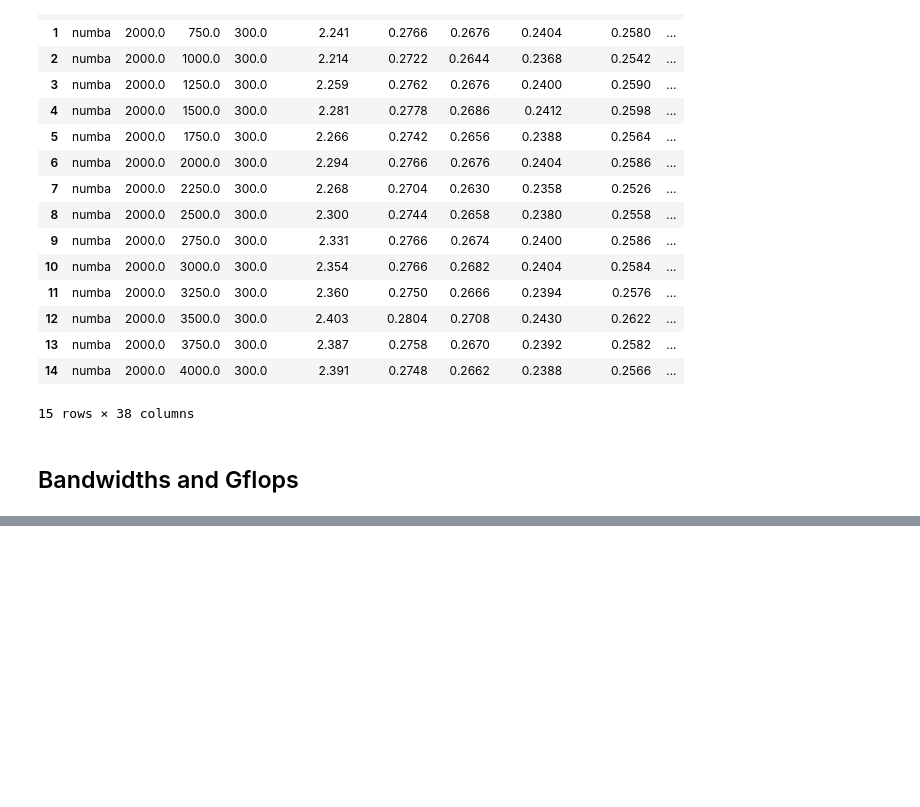
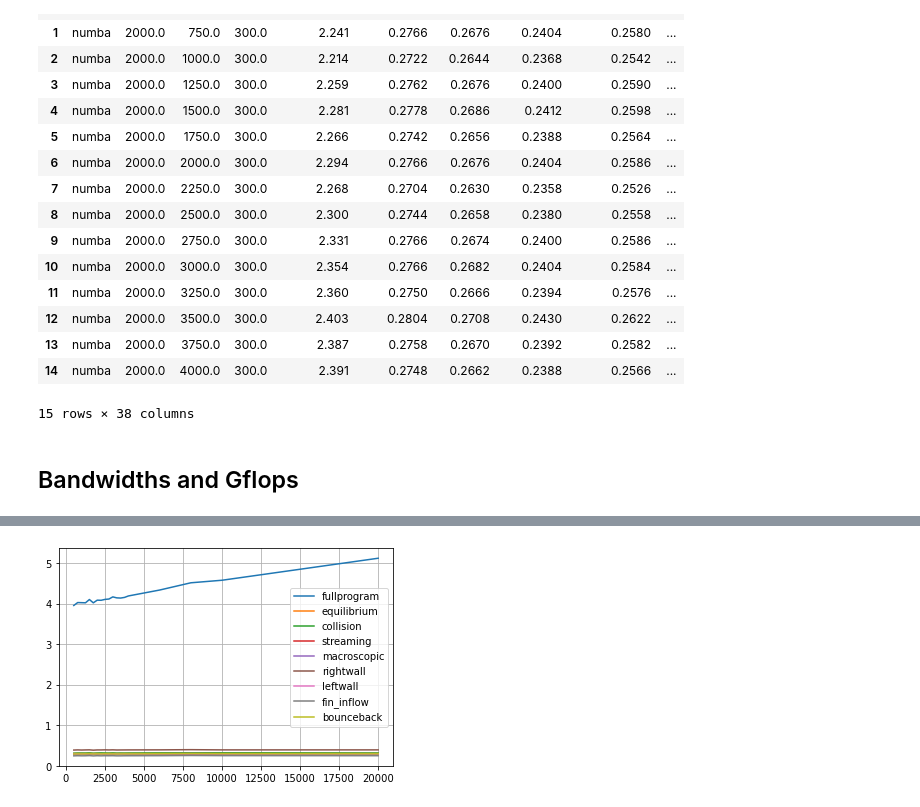
Before and after one commit to arthurviens/LBM-gpu, a Jupyter notebook: plot_perf.ipynb, the cells around one changed output, grey strips where cells are left out. Saved outputs shown, nothing was run; the diff lists cells and outputs as text; code cells hidden in the pictures; blank space fills up the shorter version.

```diff
--- a/plot_perf.ipynb
+++ b/plot_perf.ipynb
@@ -216,0 +248,10 @@ NameError: name 'idx' is not defined
+# %%
+d = df_bdgf[(df_bdgf["iter"] == 2000) & (df_bdgf["ny"] == 300) & (df_bdgf["nx"] != 420)].sort_values("nx")
+fig = plt.figure()
+for col in columns:
+    plt.plot(d["nx"], d[col], label = str(col))
+plt.legend()
+plt.grid()
+plt.show()
+# %% [output]
+[figure, added]
```
Also changed, not shown: parts of 7 cells of this notebook, 6 other files.
